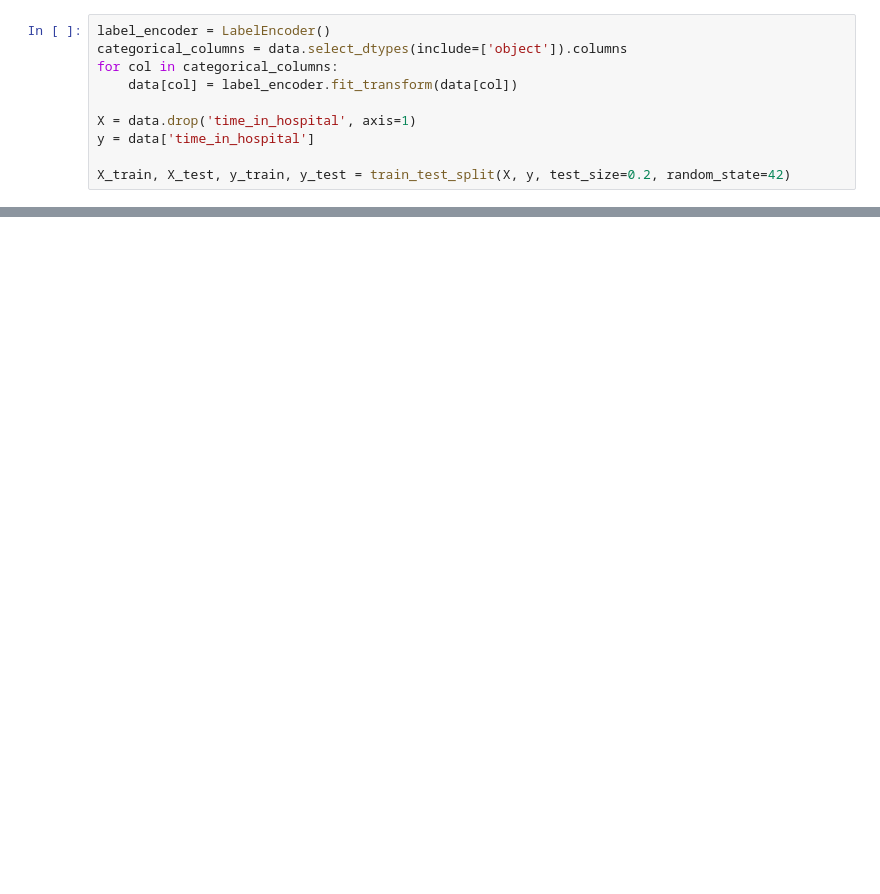
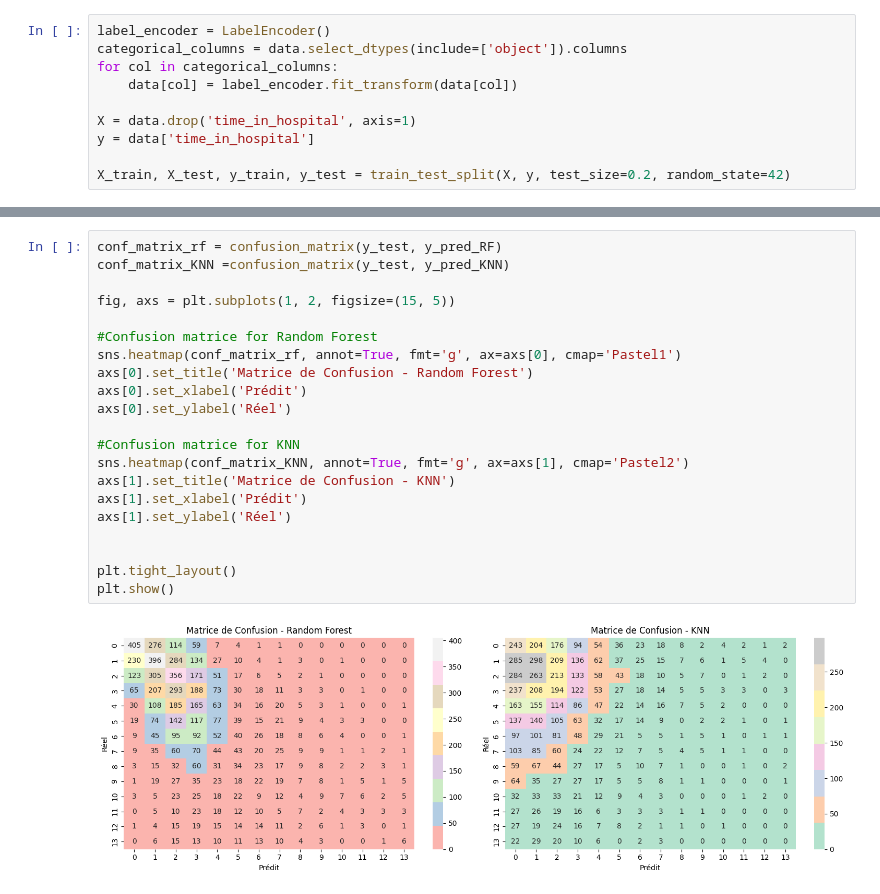
Before and after one commit to sbien1208/projet_python, a Jupyter notebook: Projet_Python.ipynb, the cells around one changed output, grey strips where cells are left out. Cells and saved outputs as stored; diff of their text form; blank space fills up the shorter version.

```diff
--- a/Projet_Python.ipynb
+++ b/Projet_Python.ipynb
@@ -808,0 +868,23 @@ print("Exactitude K-NN:", accuracy_KNN)
+# %%
+conf_matrix_rf = confusion_matrix(y_test, y_pred_RF)
+conf_matrix_KNN =confusion_matrix(y_test, y_pred_KNN)
+
+fig, axs = plt.subplots(1, 2, figsize=(15, 5))
+
+#Confusion matrice for Random Forest
+sns.heatmap(conf_matrix_rf, annot=True, fmt='g', ax=axs[0], cmap='Pastel1')
+axs[0].set_title('Matrice de Confusion - Random Forest')
+axs[0].set_xlabel('Prédit')
+axs[0].set_ylabel('Réel')
+
+#Confusion matrice for KNN
+sns.heatmap(conf_matrix_KNN, annot=True, fmt='g', ax=axs[1], cmap='Pastel2')
+axs[1].set_title('Matrice de Confusion - KNN')
+axs[1].set_xlabel('Prédit')
+axs[1].set_ylabel('Réel')
+
+
+plt.tight_layout()
+plt.show()
+# %% [output]
+[figure, added]
```
Also changed, not shown: parts of 68 cells of this notebook.
